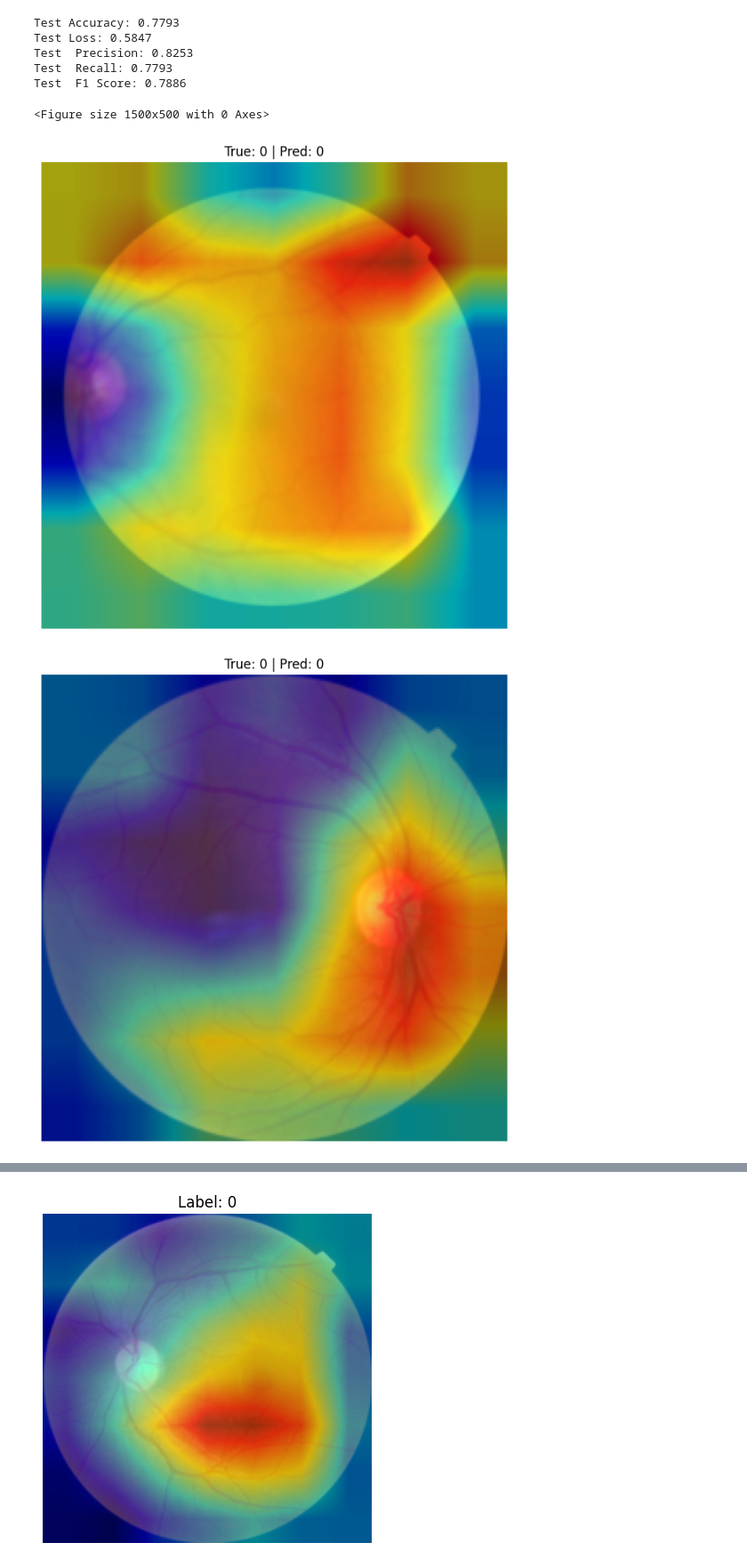
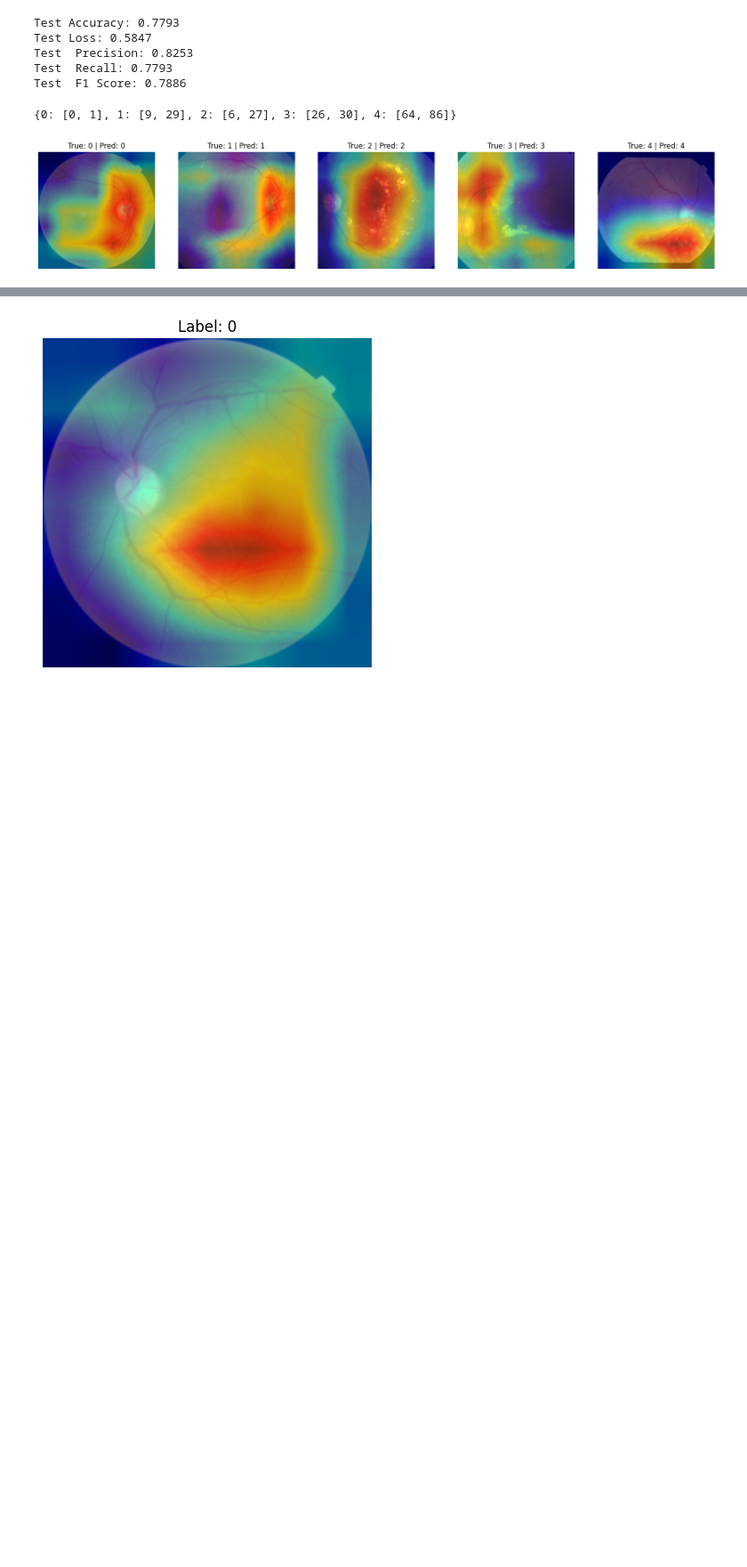
Before and after one commit to rymayl33/Diabetic_Retinopathy_Preprocessing, a Jupyter notebook: train_test_eval_rylee.ipynb, the cells around one changed output, grey strips where cells are left out. Shown at 89% size. Cells and saved outputs as stored; diff of their text form; code cells hidden in the pictures; blank space fills up the shorter version.

```diff
--- a/train_test_eval_rylee.ipynb
+++ b/train_test_eval_rylee.ipynb
@@ -244,7 +318,7 @@ model = model.to(device)
 criterion = nn.CrossEntropyLoss()
 optimizer = optim.Adam(model.parameters(), lr=1e-4)
 
-num_epochs = 15
+num_epochs = 5
 
 for epoch in range(num_epochs):
     print(f'Epoch {epoch+1}/{num_epochs}')
@@ -284,5 +358,5 @@ for epoch in range(num_epochs):
     print(f'Val F1 Score: {f1:.4f}')
     # Validation
 
-torch.save(model.state_dict(), 'models/hessian_model_2.pth')
+torch.save(model.state_dict(), 'models/hist_model.pth')
 # %% [output]
@@ -291,7 +367,7 @@ Epoch 1/15
 # %%
-model.load_state_dict(torch.load('models/plain_model.pth'))
+model.load_state_dict(torch.load('models/hist_model.pth'))
 model.eval()
-
+data\diabetic_retinopathy\train\16479_right.jpeg
 acc, loss, precision, recall, f1 = evaluate(model, val_loader)
 
 print(f'Test Accuracy: {acc:.4f}')
@@ -383,10 +459,10 @@ def visualize_gradcam(model, dataset, indexes):
     model.eval()
     cam = GradCAM(model, target_layers=[model.densenet[-1]])
 
-    plt.figure(figsize=(15, 5))
+    fig, axs = plt.subplots(1, 5, figsize=(20, 5))  # 1 row, 5 columns
 
-    for i in indexes:
-        image, label = dataset[i]
+    for i, ax in enumerate(axs):
+        image, label = dataset[indexes[i]]
         image = image.unsqueeze(0).to(device)  # Add batch dim
         output = model(image)
         _, pred = torch.max(output, 1)
@@ -398,14 +474,37 @@ def visualize_gradcam(model, dataset, indexes):
 
         cam_image = show_cam_on_image(rgb_img, grayscale_cam, use_rgb=True)
 
-        plt.figure(figsize=(8, 8))
-        plt.imshow(cam_image)
-        plt.title(f"True: {label} | Pred: {pred.item()}")
-        plt.axis('off')
+        ax.imshow(cam_image)
+        ax.set_title(f"True: {label} | Pred: {pred.item()}")
+        ax.axis('off')
     plt.show()
+# %%
+def get_correct_indices_per_class(model, dataset, num_classes=5, samples_per_class=2):
+    device = torch.device('cuda' if torch.cuda.is_available() else 'cpu')
+
+    model.eval()
+    correct_indices = {c: [] for c in range(num_classes)}
+
+    for idx in range(len(dataset)):
+        image, label = dataset[idx]
+        image = image.unsqueeze(0).to(device)
+        output = model(image)
+        _, pred = torch.max(output, 1)
+
+        if pred.item() == label and len(correct_indices[label]) < samples_per_class:
+            correct_indices[label].append(idx)
+
+        # Stop early if we have enough
+        if all(len(idxs) == samples_per_class for idxs in correct_indices.values()):
+            break
+
+    return correct_indices
+
+get_correct_indices_per_class(model, test_dataset)
+# %% [output]
+{0: [0, 1], 1: [9, 29], 2: [6, 27], 3: [26, 30], 4: [64, 86]}
 # %%
-visualize_gradcam(model, test_dataset, [3, 4, 5])
+visualize_gradcam(model, test_dataset, [4, 29, 6, 30, 86])
+# 4, 9
 # %% [output]
-<Figure size 1500x500 with 0 Axes>
-[figure, old version]
+[figure, new version]
-[figure, removed]
```
Also changed, not shown: parts of 7 cells of this notebook, 1 other file.
